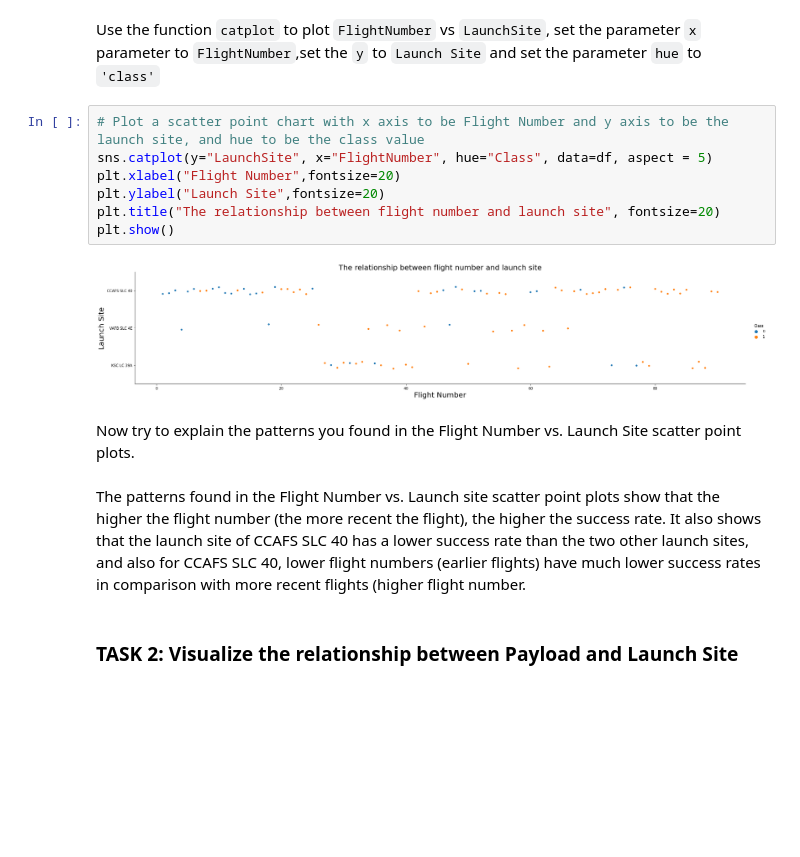
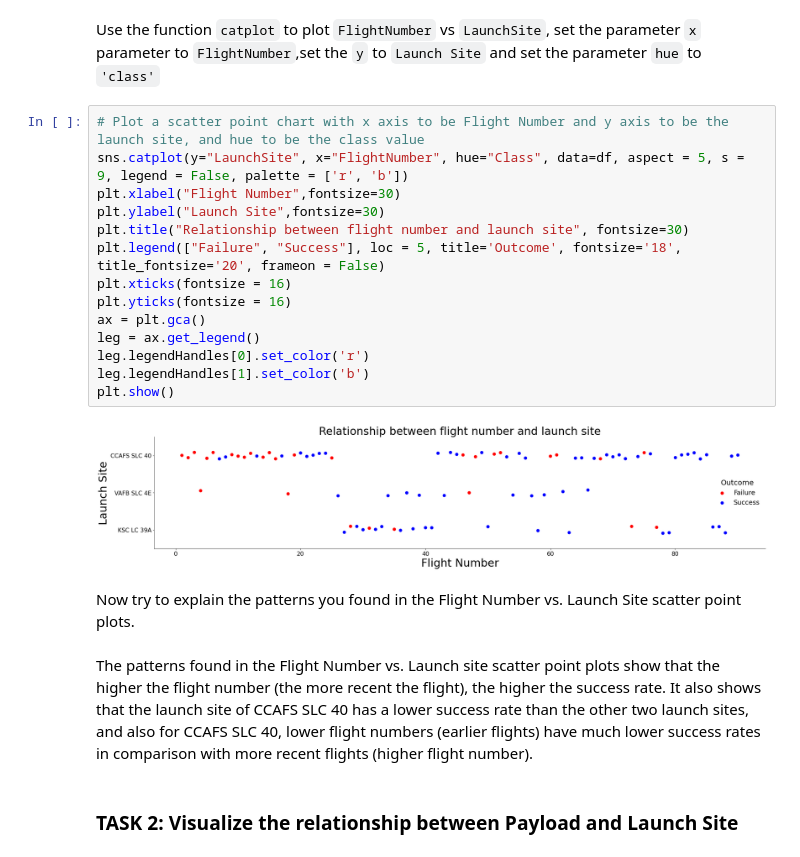
Before and after one commit to EW-10/IBM-Capstone, a Jupyter notebook: IBM Capstone: EDA and Data Visualization.ipynb, the cells around one changed output. Saved outputs shown, nothing was run; the diff lists cells and outputs as text; blank space fills up the shorter version.

```diff
--- a/IBM Capstone: EDA and Data Visualization.ipynb
+++ b/IBM Capstone: EDA and Data Visualization.ipynb
@@ -84,17 +84,24 @@ Next, let's drill down to each site visualize its detailed launch records.
 Use the function <code>catplot</code> to plot <code>FlightNumber</code> vs <code>LaunchSite</code>, set the  parameter <code>x</code>  parameter to <code>FlightNumber</code>,set the  <code>y</code> to <code>Launch Site</code> and set the parameter <code>hue</code> to <code>'class'</code>
 # %%
 # Plot a scatter point chart with x axis to be Flight Number and y axis to be the launch site, and hue to be the class value
-sns.catplot(y="LaunchSite", x="FlightNumber", hue="Class", data=df, aspect = 5)
-plt.xlabel("Flight Number",fontsize=20)
-plt.ylabel("Launch Site",fontsize=20)
-plt.title("The relationship between flight number and launch site", fontsize=20)
+sns.catplot(y="LaunchSite", x="FlightNumber", hue="Class", data=df, aspect = 5, s = 9, legend = False, palette = ['r', 'b'])
+plt.xlabel("Flight Number",fontsize=30)
+plt.ylabel("Launch Site",fontsize=30)
+plt.title("Relationship between flight number and launch site", fontsize=30)
+plt.legend(["Failure", "Success"], loc = 5, title='Outcome', fontsize='18', title_fontsize='20', frameon = False)
+plt.xticks(fontsize = 16)
+plt.yticks(fontsize = 16)
+ax = plt.gca()
+leg = ax.get_legend()
+leg.legendHandles[0].set_color('r')
+leg.legendHandles[1].set_color('b')
 plt.show()
 # %% [output]
-[figure, old version]
+[figure, new version]
 # %% [markdown]
 Now try to explain the patterns you found in the Flight Number vs. Launch Site scatter point plots.
 # %% [markdown]
-The patterns found in the Flight Number vs. Launch site scatter point plots show that the higher the flight number (the more recent the flight), the higher the success rate. It also shows that the launch site of CCAFS SLC 40 has a lower success rate than the two other launch sites, and also for CCAFS SLC 40, lower flight numbers (earlier flights) have much lower success rates in comparison with more recent flights (higher flight number.
+The patterns found in the Flight Number vs. Launch site scatter point plots show that the higher the flight number (the more recent the flight), the higher the success rate. It also shows that the launch site of CCAFS SLC 40 has a lower success rate than the other two launch sites, and also for CCAFS SLC 40, lower flight numbers (earlier flights) have much lower success rates in comparison with more recent flights (higher flight number).
 # %% [markdown]
 ### TASK 2: Visualize the relationship between Payload and Launch Site
 # %% [markdown]
```
Also changed, not shown: parts of 5 cells of this notebook.
